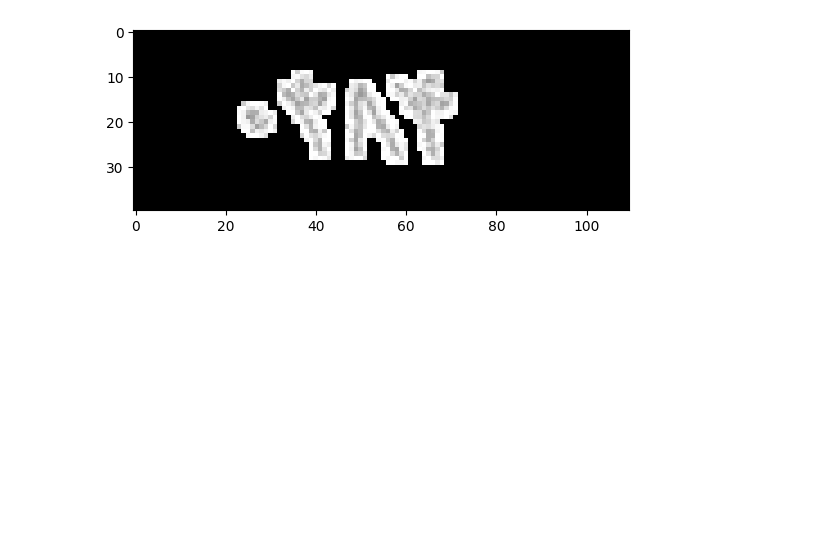
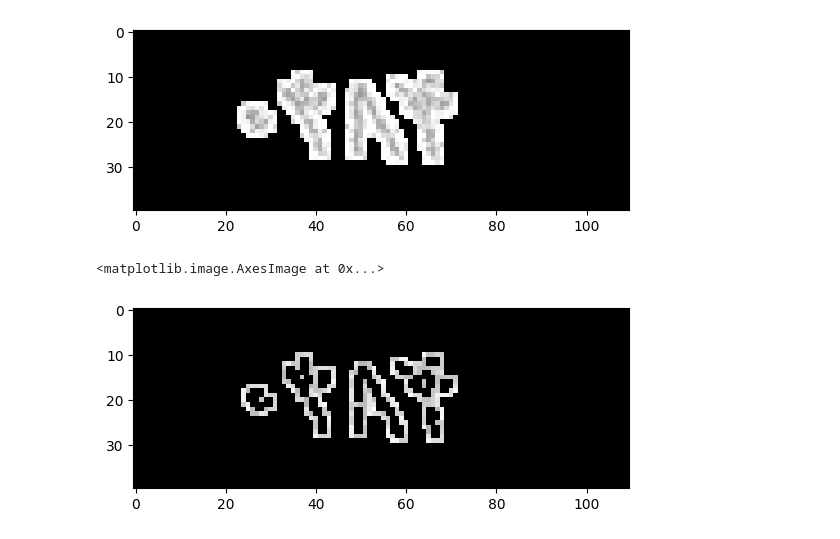
Before and after one commit to mas1996oud/Gote_Robot, a Jupyter notebook: Gote_Robot_using_Bard.ipynb, the cells around one changed output. Drawn from its saved outputs; the diff is of its cells as text; code cells hidden in the pictures; blank space fills up the shorter version.

```diff
--- a/Gote_Robot_using_Bard.ipynb
+++ b/Gote_Robot_using_Bard.ipynb
@@ -35,3 +38,15 @@ plt.imshow(result, 'gray')
 # %% [output]
 <matplotlib.image.AxesImage at 0x...>
 [figure]
+# %%
+
+# Create a kernel for erosion
+kernel = np.ones((2, 2), np.uint8)
+
+# Erode the image
+eroded = cv2.erode(result, kernel, iterations=1)
+
+plt.imshow(eroded, 'gray')
+# %% [output]
+<matplotlib.image.AxesImage at 0x...>
+[figure, added]
```
Also changed, not shown: parts of 8 cells of this notebook.
